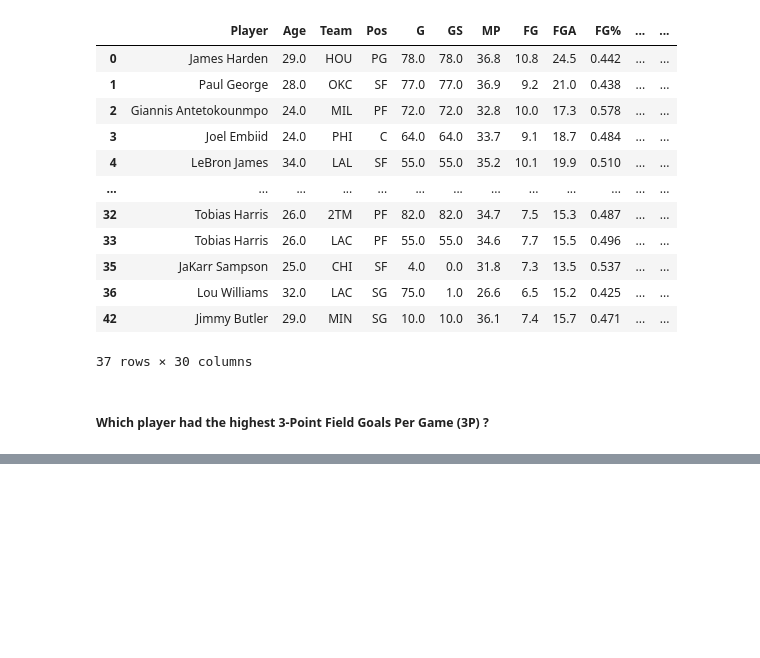
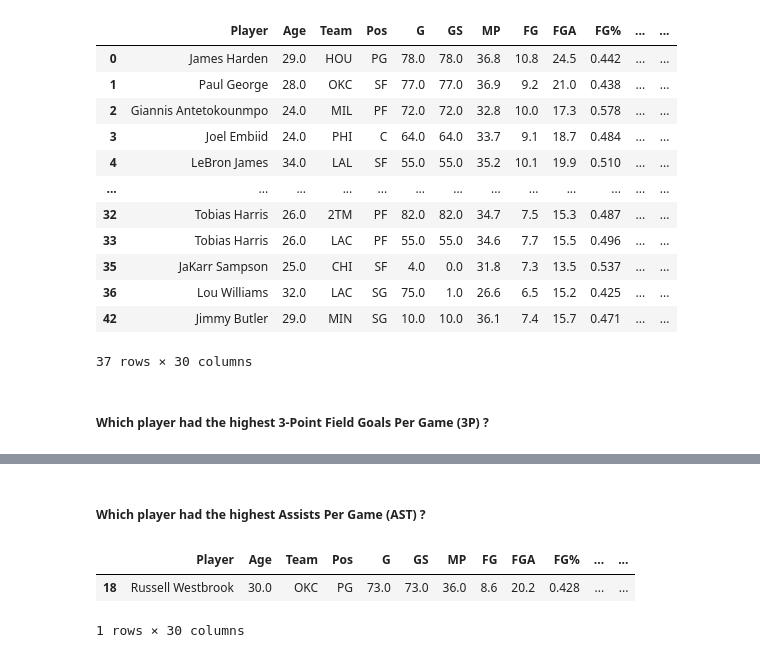
Before and after one commit to aqib1/Python_Algorithms, a Jupyter notebook: exploratoryDataAnalysis/exploratory-data.ipynb, the cells around one changed output, grey strips where cells are left out. Drawn from its saved outputs; the diff is of its cells as text; code cells hidden in the pictures; blank space fills up the shorter version.

```diff
--- a/exploratoryDataAnalysis/exploratory-data.ipynb
+++ b/exploratoryDataAnalysis/exploratory-data.ipynb
@@ -272,0 +278,9 @@ highest3Point = playerStats[]
+# %% [markdown]
+##### **Which player had the highest Assists Per Game (AST) ?**
+# %%
+highestAST = playerStats[playerStats['AST'] == playerStats['AST'].max()]
+highestAST
+# %% [output]
+|  | Player | Age | Team | Pos | G | GS | MP | FG | FGA | FG% | ... | ... |
+| 18 | Russell Westbrook | 30.0 | OKC | PG | 73.0 | 73.0 | 36.0 | 8.6 | 20.2 | 0.428 | ... | ... |
+1 rows × 30 columns
```
Also changed, not shown: parts of 1 cell of this notebook.
